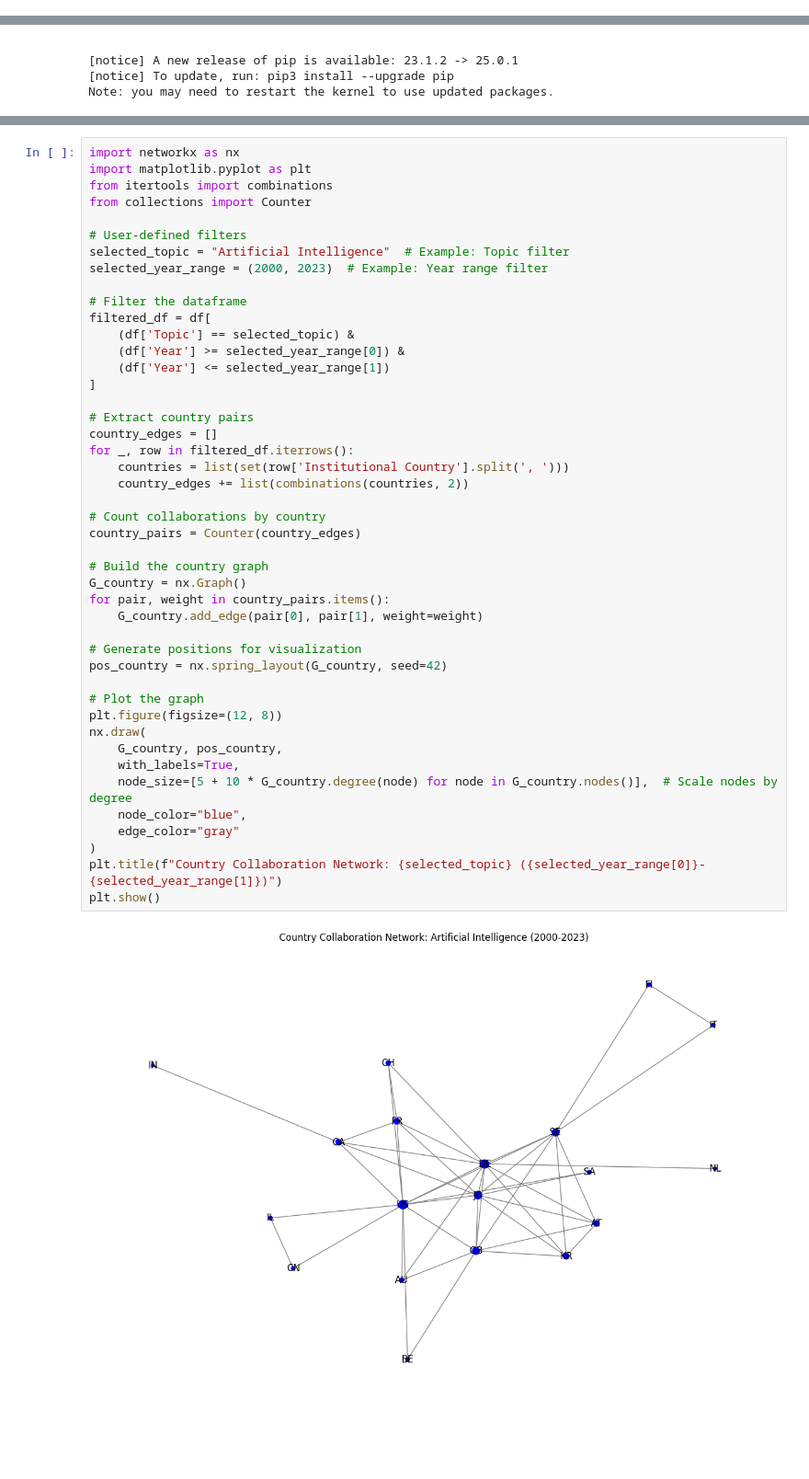
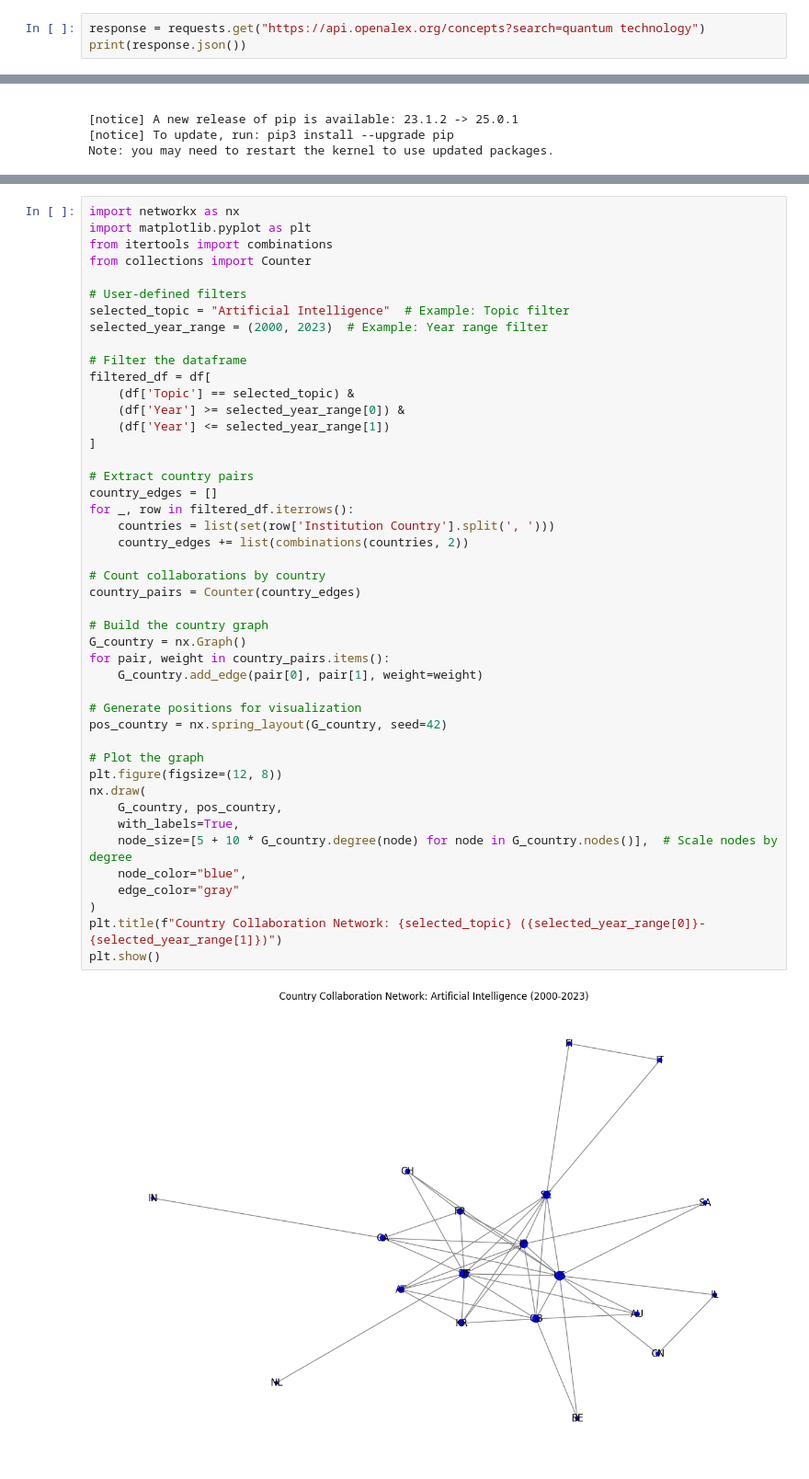
Before and after one commit to FCDO-DSPP-Capstone/fcdo_dspp_repo, a Jupyter notebook: Grant - OpenAlex/10_OpenAlex API .ipynb, the cells around one changed output, grey strips where cells are left out. Shown at 92% size. Drawn from its saved outputs; the diff is of its cells as text; blank space fills up the shorter version.

```diff
--- a/Grant - OpenAlex/10_OpenAlex API .ipynb
+++ b/Grant - OpenAlex/10_OpenAlex API .ipynb
@@ -46,0 +48,3 @@ import community.community_louvain as community
+# %%
+response = requests.get("https://api.openalex.org/concepts?search=quantum technology")
+print(response.json())
@@ -691,32 +690,32 @@ filtered_df = df[
 ]
 
 # Extract country pairs
 country_edges = []
 for _, row in filtered_df.iterrows():
-    countries = list(set(row['Institutional Country'].split(', ')))
+    countries = list(set(row['Institution Country'].split(', ')))
     country_edges += list(combinations(countries, 2))
 
 # Count collaborations by country
 country_pairs = Counter(country_edges)
 
 # Build the country graph
 G_country = nx.Graph()
 for pair, weight in country_pairs.items():
     G_country.add_edge(pair[0], pair[1], weight=weight)
 
 # Generate positions for visualization
 pos_country = nx.spring_layout(G_country, seed=42)
 
 # Plot the graph
 plt.figure(figsize=(12, 8))
 nx.draw(
     G_country, pos_country,
     with_labels=True,
     node_size=[5 + 10 * G_country.degree(node) for node in G_country.nodes()],  # Scale nodes by degree
     node_color="blue",
     edge_color="gray"
 )
 plt.title(f"Country Collaboration Network: {selected_topic} ({selected_year_range[0]}-{selected_year_range[1]})")
 plt.show()
 # %% [output]
-[figure, old version]
+[figure, new version]
```
Also changed, not shown: parts of 13 cells of this notebook.
